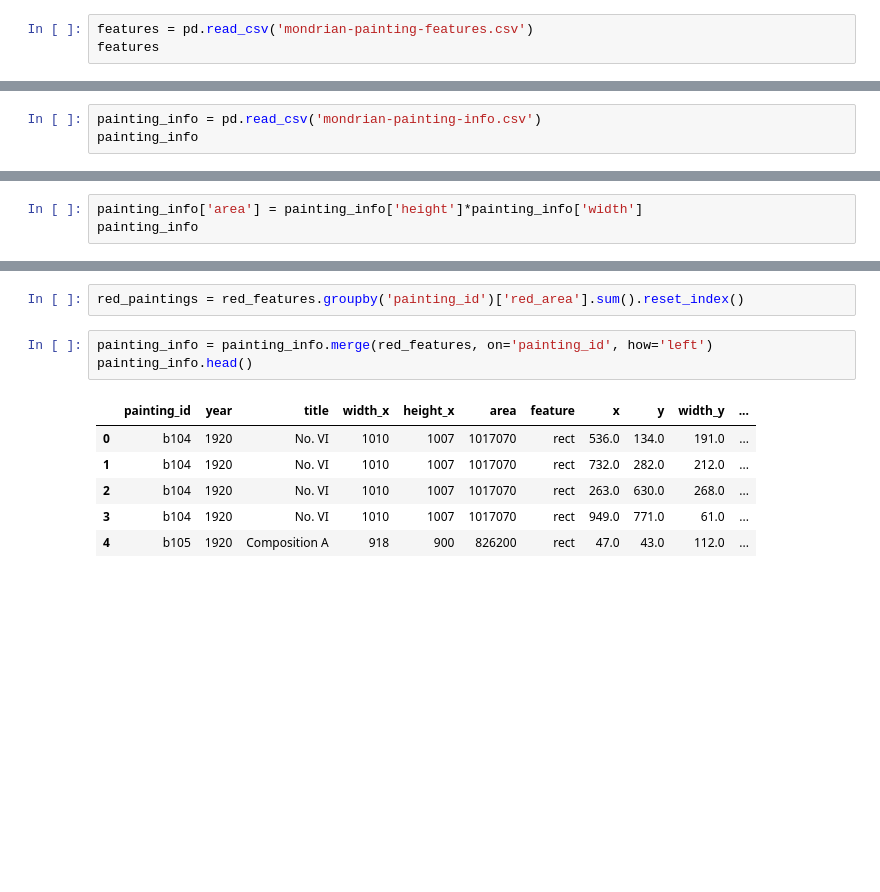
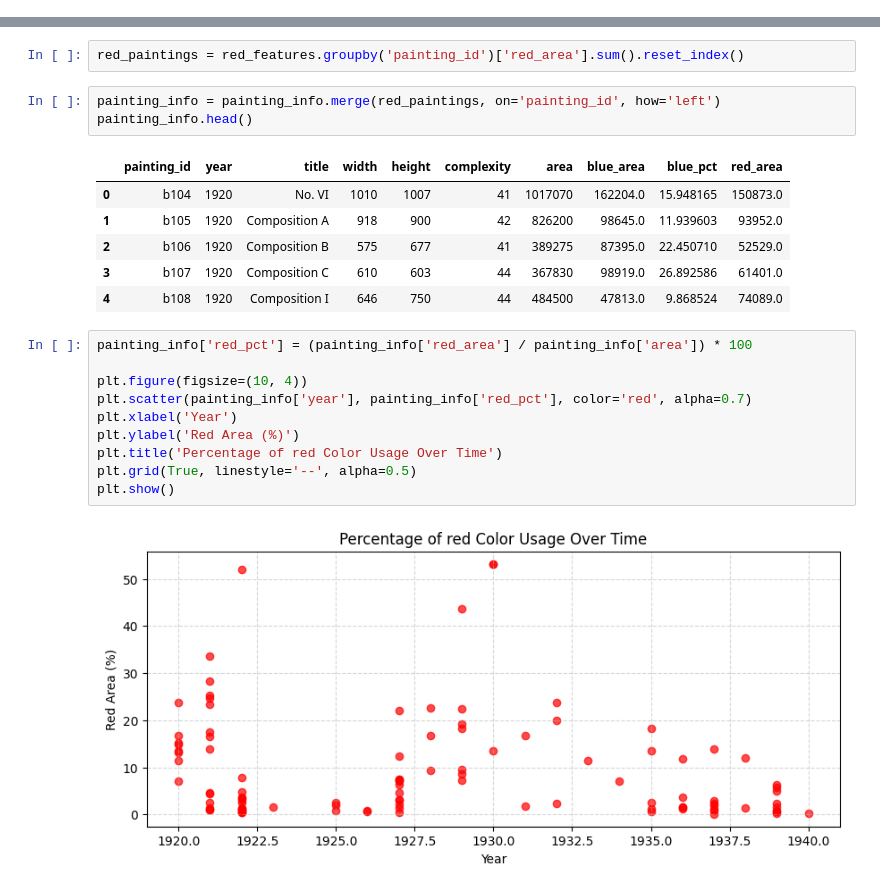
Before and after one commit to sanagahoi/Python_labs, a Jupyter notebook: cisco-labs/mondrian-art-project/mondrian-art-project.ipynb, the cells around one changed output, grey strips where cells are left out. Saved outputs shown, nothing was run; the diff lists cells and outputs as text; blank space fills up the shorter version.

Commit message:
Added red color analysis

```diff
--- a/cisco-labs/mondrian-art-project/mondrian-art-project.ipynb
+++ b/cisco-labs/mondrian-art-project/mondrian-art-project.ipynb
@@ -498,6 +481,3 @@ plt.show()
 [figure]
 # %% [markdown]
 Repeat with other colors (red, yellow, white, black, gray)
-# %%
-features = pd.read_csv('mondrian-painting-features.csv')
-features
@@ -518,3 +483,0 @@ features
-# %%
-painting_info = pd.read_csv('mondrian-painting-info.csv')
-painting_info
@@ -545,6 +494,3 @@ painting_info
    - Plot the percentage of blue in each painting over time.
 
    - Repeat with other colors (red, yellow, white, black, gray)
-# %%
-painting_info['area'] = painting_info['height']*painting_info['width']
-painting_info
@@ -583,12 +515,24 @@ red_features.head()
 # %%
 red_paintings = red_features.groupby('painting_id')['red_area'].sum().reset_index()
 # %%
-painting_info = painting_info.merge(red_features, on='painting_id', how='left')
+painting_info = painting_info.merge(red_paintings, on='painting_id', how='left')
 painting_info.head()
 # %% [output]
-|  | painting_id | year | title | width_x | height_x | area | feature | x | y | width_y | ... |
-| 0 | b104 | 1920 | No. VI | 1010 | 1007 | 1017070 | rect | 536.0 | 134.0 | 191.0 | ... |
-| 1 | b104 | 1920 | No. VI | 1010 | 1007 | 1017070 | rect | 732.0 | 282.0 | 212.0 | ... |
-| 2 | b104 | 1920 | No. VI | 1010 | 1007 | 1017070 | rect | 263.0 | 630.0 | 268.0 | ... |
-| 3 | b104 | 1920 | No. VI | 1010 | 1007 | 1017070 | rect | 949.0 | 771.0 | 61.0 | ... |
-| 4 | b105 | 1920 | Composition A | 918 | 900 | 826200 | rect | 47.0 | 43.0 | 112.0 | ... |
+|  | painting_id | year | title | width | height | complexity | area | blue_area | blue_pct | red_area |
+| 0 | b104 | 1920 | No. VI | 1010 | 1007 | 41 | 1017070 | 162204.0 | 15.948165 | 150873.0 |
+| 1 | b105 | 1920 | Composition A | 918 | 900 | 42 | 826200 | 98645.0 | 11.939603 | 93952.0 |
+| 2 | b106 | 1920 | Composition B | 575 | 677 | 41 | 389275 | 87395.0 | 22.450710 | 52529.0 |
+| 3 | b107 | 1920 | Composition C | 610 | 603 | 44 | 367830 | 98919.0 | 26.892586 | 61401.0 |
+| 4 | b108 | 1920 | Composition I | 646 | 750 | 44 | 484500 | 47813.0 | 9.868524 | 74089.0 |
+# %%
+painting_info['red_pct'] = (painting_info['red_area'] / painting_info['area']) * 100
+
+plt.figure(figsize=(10, 4))
+plt.scatter(painting_info['year'], painting_info['red_pct'], color='red', alpha=0.7)
+plt.xlabel('Year')
+plt.ylabel('Red Area (%)')
+plt.title('Percentage of red Color Usage Over Time')
+plt.grid(True, linestyle='--', alpha=0.5)
+plt.show()
+# %% [output]
+[figure, added]
```
Also changed, not shown: parts of 7 cells of this notebook.
